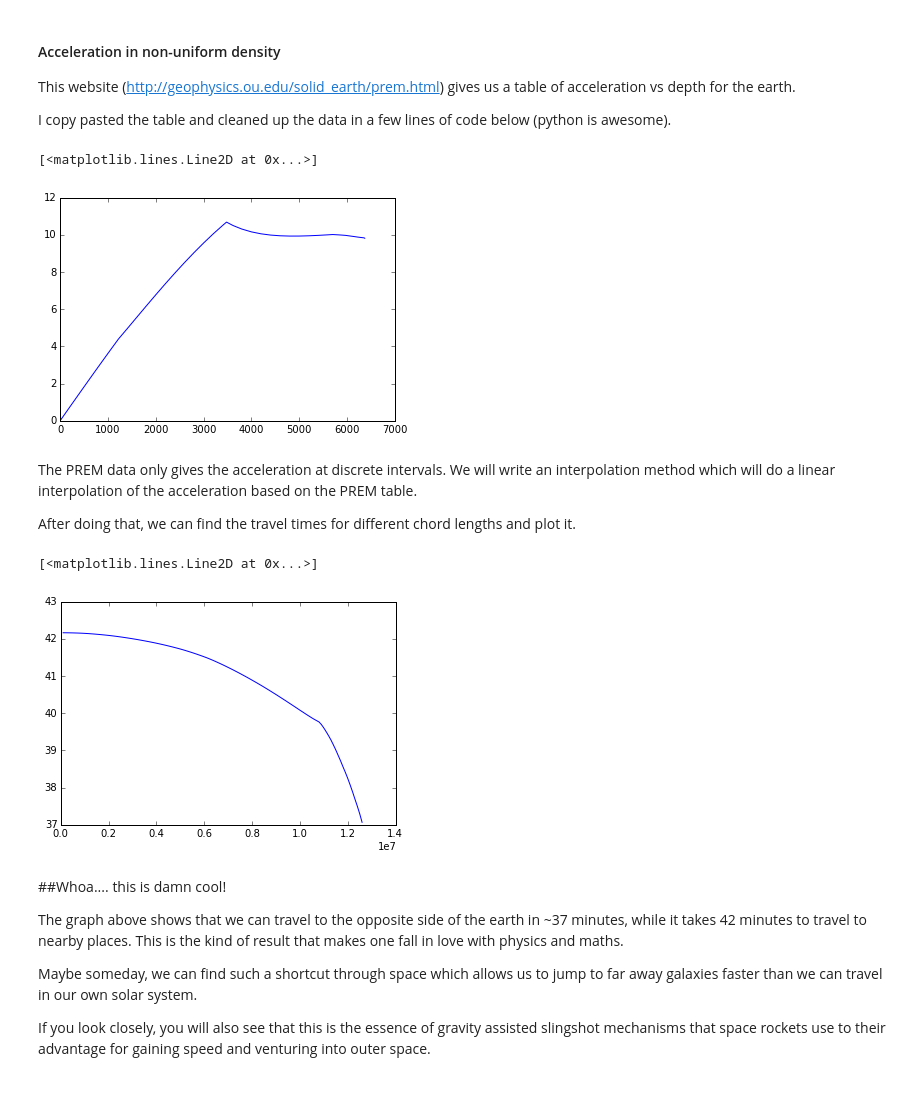
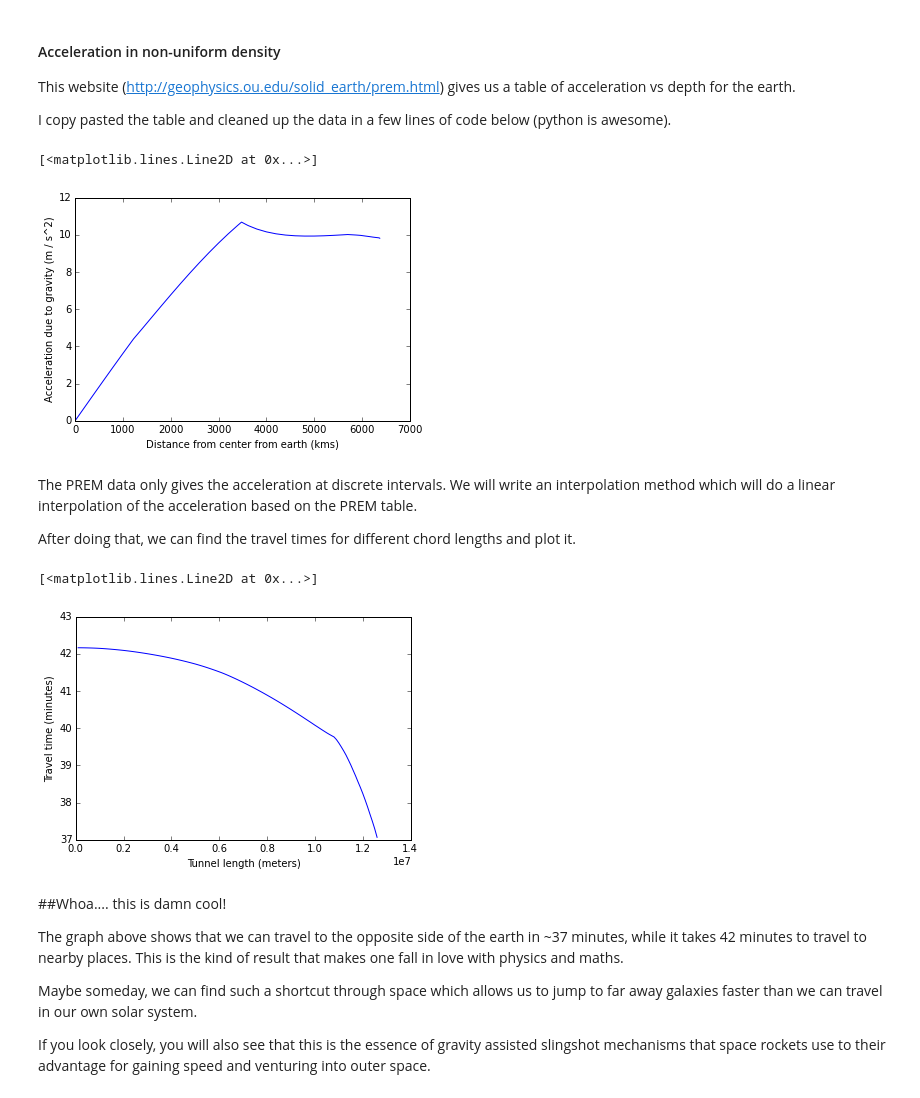
Before and after one commit to motleytech/pybook, a Jupyter notebook: books/Falling_through_the_earth.ipynb, the cells around one changed output. Drawn from its saved outputs; the diff is of its cells as text; code cells hidden in the pictures.

```diff
--- a/books/Falling_through_the_earth.ipynb
+++ b/books/Falling_through_the_earth.ipynb
@@ -143,34 +162,36 @@ g_at_depth = """0.0	11266.20	3667.80	13088.48	1425.3	176.1	0.4407	363.850	0.0000
 4800.0	12293.16	6725.48	4897.83	444.8	221.5	0.2864	65.520	9.9314
 5000.0	12024.45	6618.91	4789.83	412.8	209.8	0.2826	55.900	9.9326
 5200.0	11733.57	6563.70	4678.44	380.3	197.9	0.2783	46.490	9.9467
 5400.0	11415.60	6378.13	4563.07	347.1	185.6	0.2731	37.290	9.9698
 5600.0	11065.57	6240.46	4443.17	313.3	173.0	0.2668	28.290	9.9985
 5701.0	10751.31	5945.08	4380.71	299.9	154.8	0.2798	23.830	10.0143
 5771.0	10157.82	5516.01	3975.84	248.9	121.0	0.2909	21.040	10.0038
 5701.0	10751.31	5945.08	4380.71	299.9	154.8	0.2798	23.830	10.0143
 5771.0	10157.82	5516.01	3975.84	248.9	121.0	0.2909	21.040	10.0038
 5871.0	9645.88	5224.28	3849.80	218.1	105.1	0.2924	17.130	9.9883
 5971.0	9133.97	4932.59	3723.78	189.9	90.6	0.2942	13.350	9.9686
 6061.0	8732.09	4706.90	3489.51	163.0	77.3	0.2952	10.200	9.9361
 6151.0	8558.96	4643.91	3435.78	152.9	74.1	0.2914	7.110	9.9048
 6221.0	8033.70	4443.61	3367.10	128.7	66.5	0.2796	4.780	9.8783
 6291.0	8076.88	4469.53	3374.71	130.3	67.4	0.2793	2.450	9.8553
 6346.6	8110.61	4490.94	3380.76	131.5	68.2	0.2789	0.604	9.8394
 6356.0	6800.00	3900.00	2900.00	75.3	44.1	0.2549	0.337	9.8332
 6368.0	5800.00	3200.00	2600.00	52.0	26.6	0.2812	0.300	9.8222
 6371.0	1450.00	0.00	1020.00	2.1	0.0	0.5000	0.000	9.8156"""
 
 g_at_depth = g_at_depth.strip().split("\n")
 g_at_depth = [d.split("\t") for d in g_at_depth]
 g_at_depth = [(float(d[0]), float(d[-1])) for d in g_at_depth]
 g_at_depth = sorted(set(g_at_depth))
 
 xvals = [d for d, g in g_at_depth]
 yvals = [g for d, g in g_at_depth]
+plt.xlabel("Distance from center from earth (kms)")
+plt.ylabel("Acceleration due to gravity (m / s^2)")
 plt.plot(xvals, yvals)
 # %% [output]
 [<matplotlib.lines.Line2D at 0x...>]
-[figure, old version]
+[figure, new version]
 # %% [markdown]
 The PREM data only gives the acceleration at discrete intervals. We will write an interpolation method which will do a linear interpolation of the acceleration based on the PREM table.
 
@@ -183,6 +204,11 @@ gtable = [g for d, g in g_at_depth]
 from bisect import bisect_left
 
 def get_real_acc_at_depth(depth):
+    """
+    using linear interpolation of the PREM table, find the
+    acceleration due to gravity at given depth and return it.
+    """
+
     idx = bisect_left(dtable, depth)
     if idx == len(dtable) - 1:
         return gtable[-1]
@@ -193,6 +219,10 @@ def get_real_acc_at_depth(depth):
     return rg
 
 def get_actual_acc(chlen, R, x):
+    """
+    return real world acceleration at distance x
+    into a tunnel of length chlen
+    """
     depth = math.sqrt(R*R + x*x - chlen*x)
     gd = get_real_acc_at_depth(depth/1000.0)
     return (gd/(2*depth))*(chlen - 2*x)
@@ -204,10 +234,12 @@ results = [(dist1, get_travel_time(dist1, 500, get_actual_acc)) for dist1 in cho
 # plot of time vs chord length
 xvals = [d for d, t in results]
 yvals = [t/60.0 for d, t in results]
+plt.xlabel("Tunnel length (meters)")
+plt.ylabel("Travel time (minutes)")
 plt.plot(xvals, yvals)
 # %% [output]
 [<matplotlib.lines.Line2D at 0x...>]
-[figure, old version]
+[figure, new version]
 # %% [markdown]
 ##Whoa.... this is damn cool!
 
```
Also changed, not shown: parts of 3 cells of this notebook, 6 other files.
